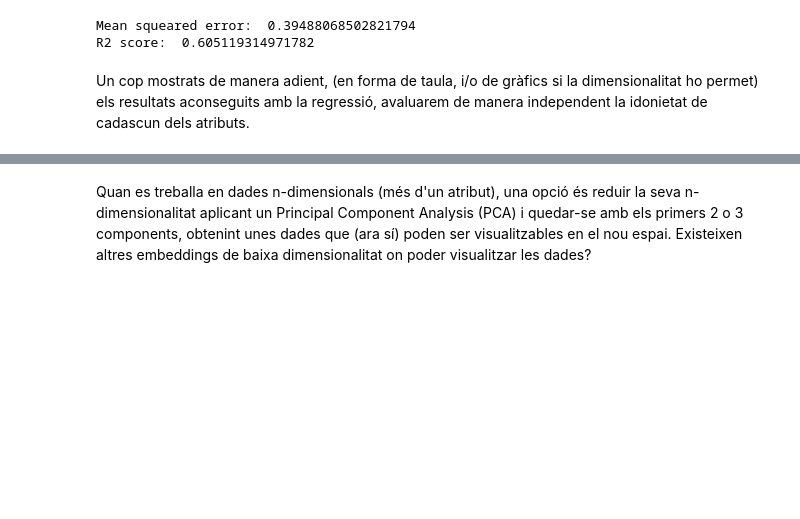
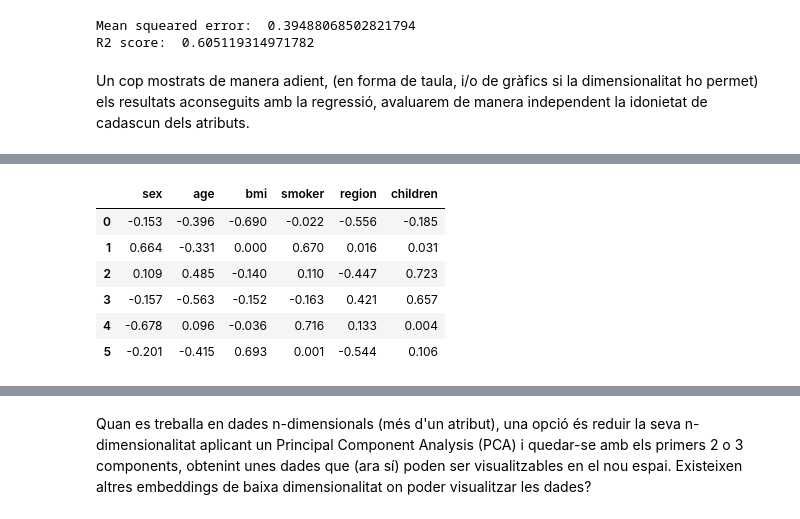
Before and after one commit to celiacruz25/Practiaca1_apc, a Jupyter notebook: Practica1-Regressio2021.ipynb, the cells around one changed output, grey strips where cells are left out. Saved outputs shown, nothing was run; the diff lists cells and outputs as text; code cells hidden in the pictures; blank space fills up the shorter version.

```diff
--- a/Practica1-Regressio2021.ipynb
+++ b/Practica1-Regressio2021.ipynb
@@ -428,7 +427,7 @@ def standarize(x_train):
     x_t /= std_v
     return x_t
 # %%
-sex = np.asarray(dataset['sex'])
+sex = np.array(dataset['sex'])
 charges = np.array(dataset['charges'])
 age = np.array(dataset['age'])
 bmi = np.array(dataset['bmi'])
@@ -796,0 +792,27 @@ R2 score en atribut 5: -0.001142
+# %%
+dat =  np.array([charges_t, sex_t, age_t, bmi_t, smoker_t, region_t, children_t])
+dat = np.transpose(dat)
+a = np.array(['charges','sex','age','bmi','smoker','region','children'])
+
+import pandas as pd
+new_dataset = pd.DataFrame(dat, columns = a)
+
+new_dataset_PCA = new_dataset
+del(new_dataset_PCA['charges'])
+# %%
+pca_pipe = make_pipeline(StandardScaler(), PCA())
+pca_pipe.fit(new_dataset_PCA)
+
+modelo_pca = pca_pipe.named_steps['pca']
+pd.DataFrame(
+    data    = modelo_pca.components_,
+    columns = new_dataset_PCA.columns,
+)
+# %% [output]
+|  | sex | age | bmi | smoker | region | children |
+| 0 | -0.153 | -0.396 | -0.690 | -0.022 | -0.556 | -0.185 |
+| 1 | 0.664 | -0.331 | 0.000 | 0.670 | 0.016 | 0.031 |
+| 2 | 0.109 | 0.485 | -0.140 | 0.110 | -0.447 | 0.723 |
+| 3 | -0.157 | -0.563 | -0.152 | -0.163 | 0.421 | 0.657 |
+| 4 | -0.678 | 0.096 | -0.036 | 0.716 | 0.133 | 0.004 |
+| 5 | -0.201 | -0.415 | 0.693 | 0.001 | -0.544 | 0.106 |
```
Also changed, not shown: parts of 7 cells of this notebook.
